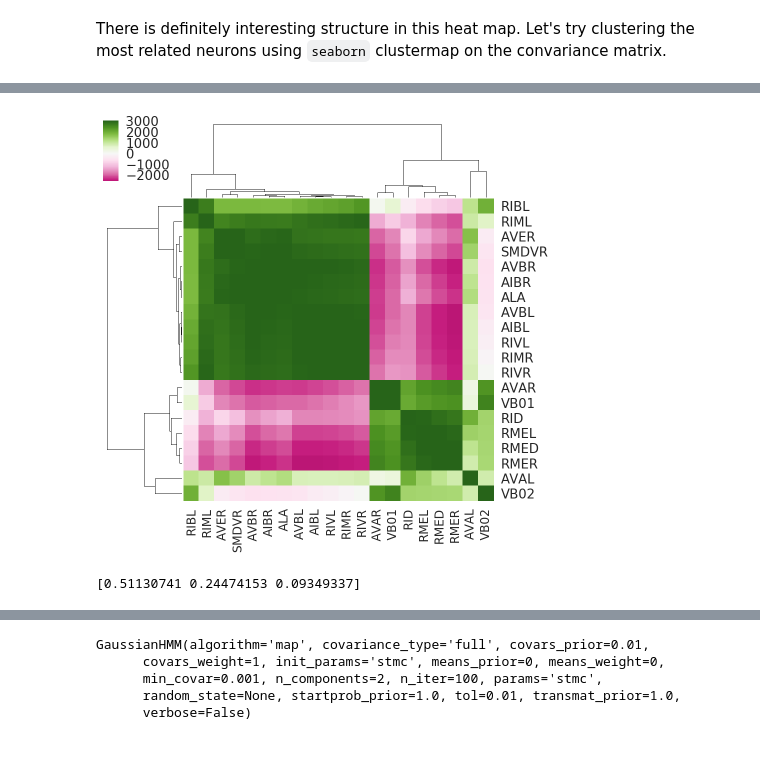
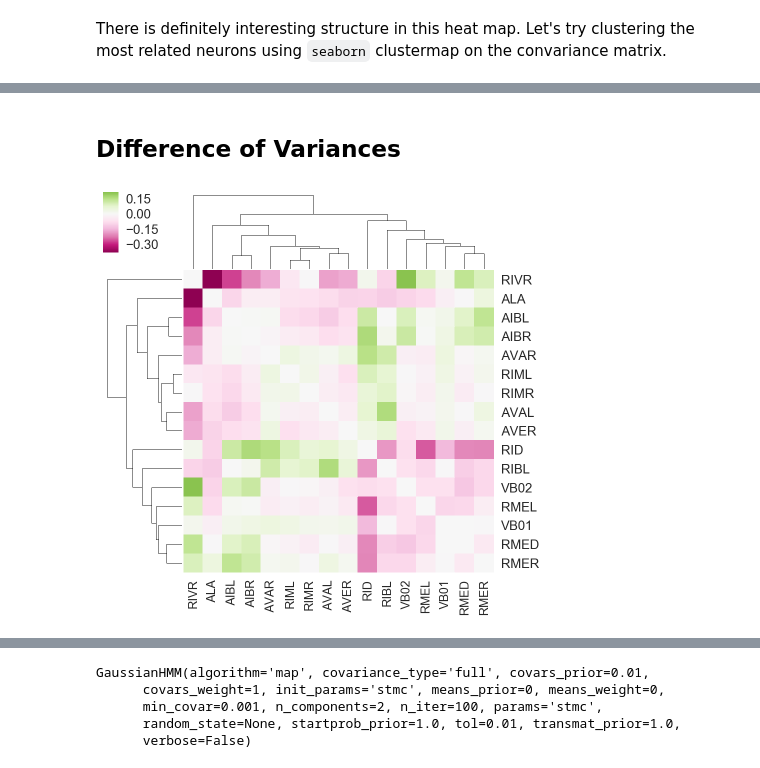
Before and after one commit to dangeles/WormsDream, a Jupyter notebook: src/oxygen_stimulus.ipynb, the cells around one changed output, grey strips where cells are left out. Cells and saved outputs as stored; diff of their text form; code cells hidden in the pictures.

```diff
--- a/src/oxygen_stimulus.ipynb
+++ b/src/oxygen_stimulus.ipynb
@@ -204,37 +309,43 @@ There is definitely interesting structure in this heat map. Let's try clustering
+# %% [markdown]
+## Difference of Variances
+# %%
+neurons_in_all = figure_out_neurons(pd.concat([df, df_stim]), max_animals=6)
+n = len(neurons_in_all)
+
+def get_normalized_mean_covariance(df, neurons=neurons_in_all):
+    n = len(neurons)
+    mean_covar = np.zeros((n, n))
+    for animal in df.animal.unique():
+        data = get_data_from_worm(df, animal, neuron_list=neurons)
+        mean_covar += data.T.dot(data)/len(data)
+    return mean_covar/len(df.animal.unique())
+
+mean_covar_nostim = get_normalized_mean_covariance(df)
+mean_covar_stim = get_normalized_mean_covariance(df_stim)
+
+# normalize covariance matrix:
+# np.tile(np.diag(mean_covar_nostim), (1, mean_covar_nostim.shape[0]))
 # %%
-# Compute the covariance matrix
-covar = data0.T.dot(data0)
-
-covar = pd.DataFrame(covar, columns=neurons_with_replicates,
-                     index=neurons_with_replicates)
-cg = sns.clustermap(covar.as_matrix(), cmap="PiYG", figsize=(7, 7),
+delta = mean_covar_stim - mean_covar_nostim
+cg = sns.clustermap(delta, cmap="PiYG", figsize=(7, 7),
                     **{'center':0})
 temp = cg.ax_heatmap.get_xticklabels()
 
 # Generate dictionary to convert numerical label to neuron name
-neuron_dict = {i: neurons for i, neurons in enumerate(neurons_with_replicates)}
+neuron_dict = {i: neurons for i, neurons in enumerate(neurons_in_all)}
 
 # Extract labels from both axis
 xlabels = [item.get_text() for item in cg.ax_heatmap.xaxis.get_ticklabels()]
 ylabels = [item.get_text() for item in cg.ax_heatmap.yaxis.get_ticklabels()]
 
 # Map labels to neuron name given the dictionary
 cg.ax_heatmap.xaxis.set_ticklabels([neuron_dict[y] for y in
                                     [int(x) for x in xlabels]])
 cg.ax_heatmap.yaxis.set_ticklabels([neuron_dict[y] for y in
                                     [int(x) for x in ylabels]])
 
 # Rotate labels in x axis
 _ = plt.setp(cg.ax_heatmap.xaxis.get_majorticklabels(), rotation=90)
+_ = plt.setp(cg.ax_heatmap.yaxis.get_majorticklabels(), rotation=0)
 # %% [output]
-[figure, old version]
+[figure, new version]
-# %%
-data1 = get_data_from_worm(df, 1)
-data2 = get_data_from_worm(df, 2)
-subset = data1
-pca = PCA(3)
-pca.fit(subset)
-print(pca.explained_variance_ratio_)
-W = pca.components_
-# %% [output]
-[0.51130741 0.24474153 0.09349337]
```
Also changed, not shown: parts of 36 cells of this notebook, 8 other files.
